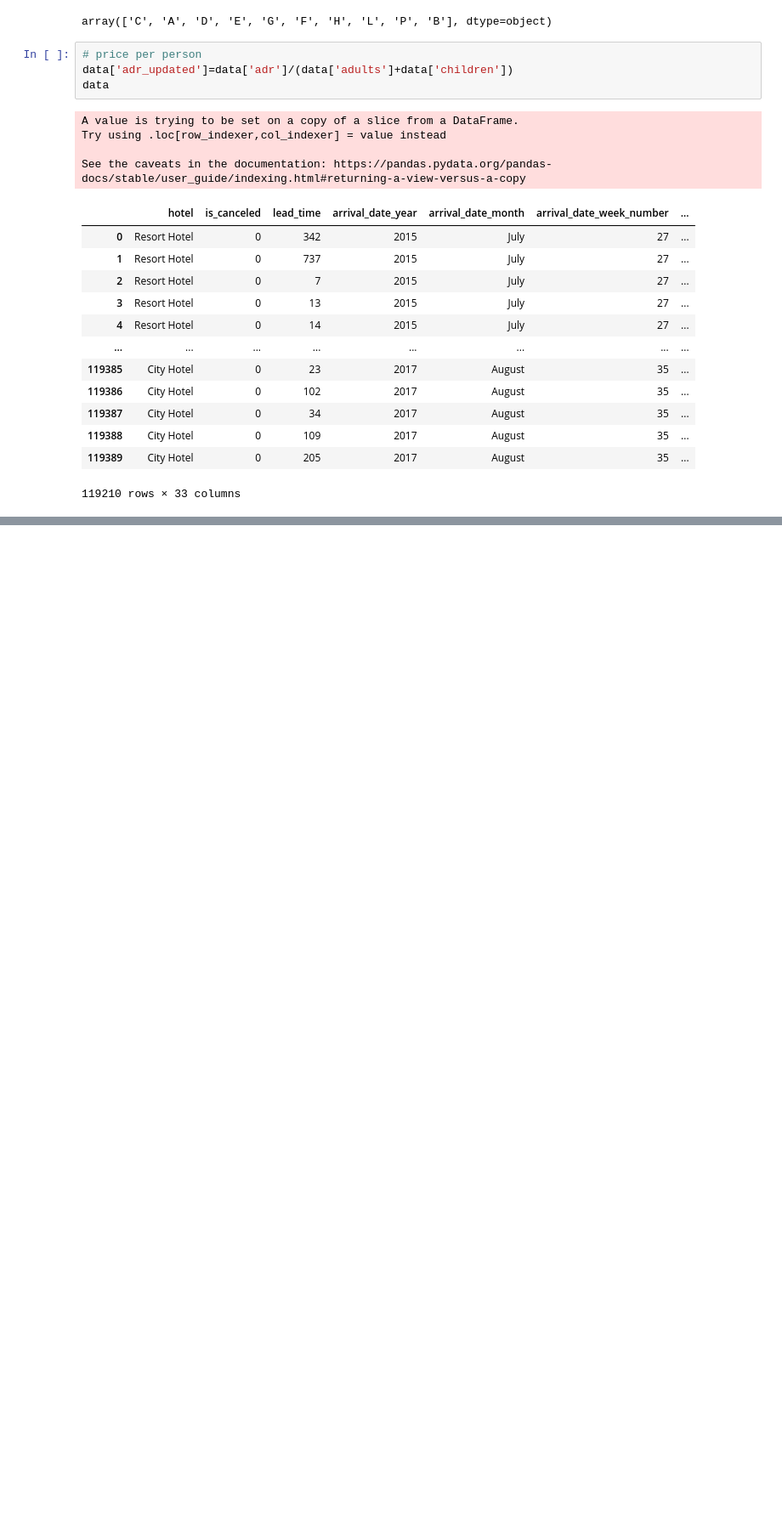
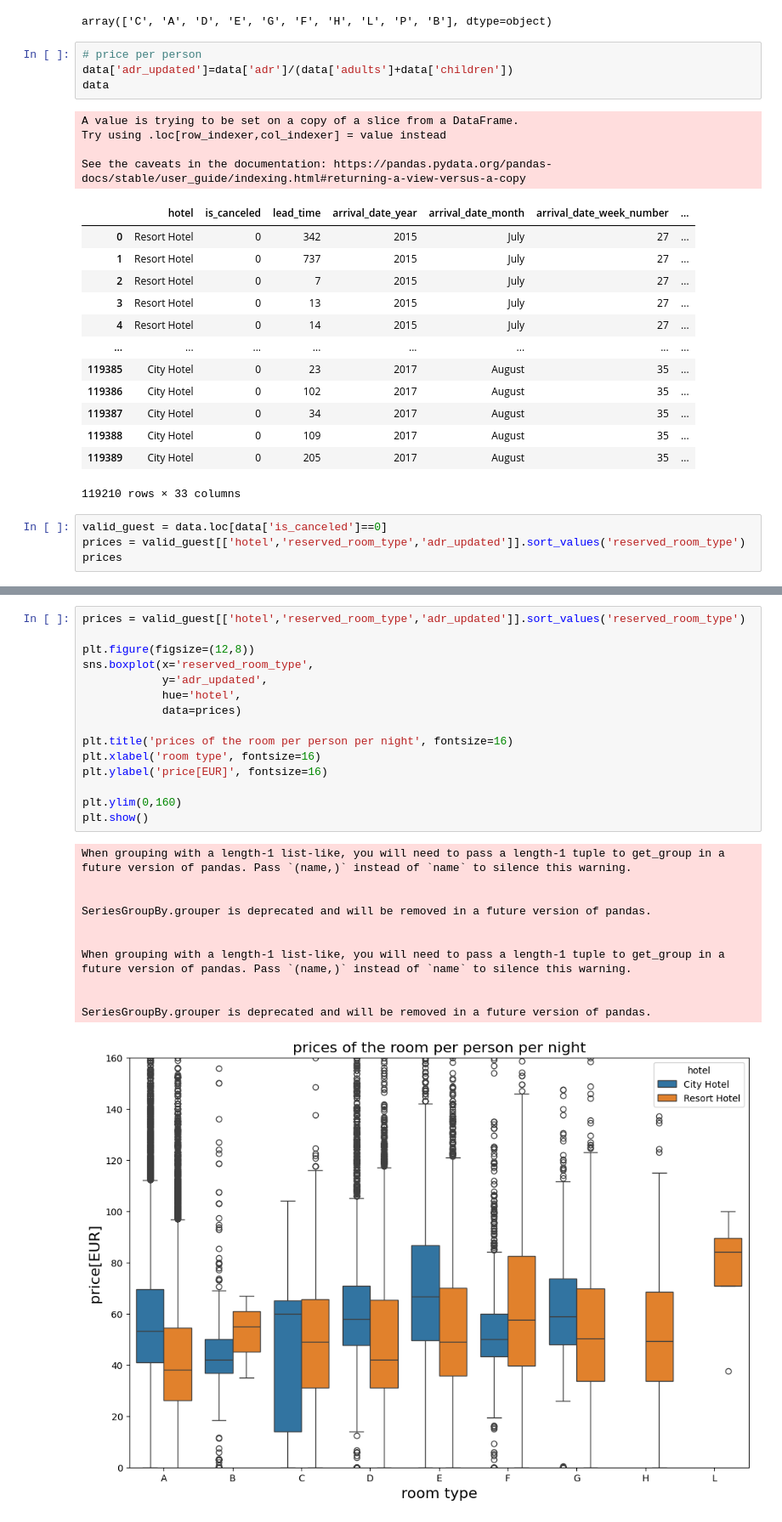
Before and after one commit to Rohit20ek/dataanalysis, a Jupyter notebook: eda_hotelbooking.ipynb, the cells around one changed output, grey strips where cells are left out. Shown at 85% size. Saved outputs shown, nothing was run; the diff lists cells and outputs as text; blank space fills up the shorter version.

```diff
--- a/eda_hotelbooking.ipynb
+++ b/eda_hotelbooking.ipynb
@@ -656,3 +660,7 @@ See the caveats in the documentation: https://pandas.pydata.org/pandas-docs/stab
 | 119388 | City Hotel | 0 | 109 | 2017 | August | 35 | ... |
 | 119389 | City Hotel | 0 | 205 | 2017 | August | 35 | ... |
 119210 rows × 33 columns
+# %%
+valid_guest = data.loc[data['is_canceled']==0]
+prices = valid_guest[['hotel','reserved_room_type','adr_updated']].sort_values('reserved_room_type')
+prices
@@ -658,0 +681,27 @@ See the caveats in the documentation: https://pandas.pydata.org/pandas-docs/stab
+# %%
+prices = valid_guest[['hotel','reserved_room_type','adr_updated']].sort_values('reserved_room_type')
+
+plt.figure(figsize=(12,8))
+sns.boxplot(x='reserved_room_type',
+            y='adr_updated',
+            hue='hotel',
+            data=prices)
+
+plt.title('prices of the room per person per night', fontsize=16)
+plt.xlabel('room type', fontsize=16)
+plt.ylabel('price[EUR]', fontsize=16)
+
+plt.ylim(0,160)
+plt.show()
+# %% [output]
+When grouping with a length-1 list-like, you will need to pass a length-1 tuple to get_group in a future version of pandas. Pass `(name,)` instead of `name` to silence this warning.
+
+
+SeriesGroupBy.grouper is deprecated and will be removed in a future version of pandas.
+
+
+When grouping with a length-1 list-like, you will need to pass a length-1 tuple to get_group in a future version of pandas. Pass `(name,)` instead of `name` to silence this warning.
+
+
+SeriesGroupBy.grouper is deprecated and will be removed in a future version of pandas.
+[figure, added]
```
Also changed, not shown: parts of 8 cells of this notebook, 4 other files.
